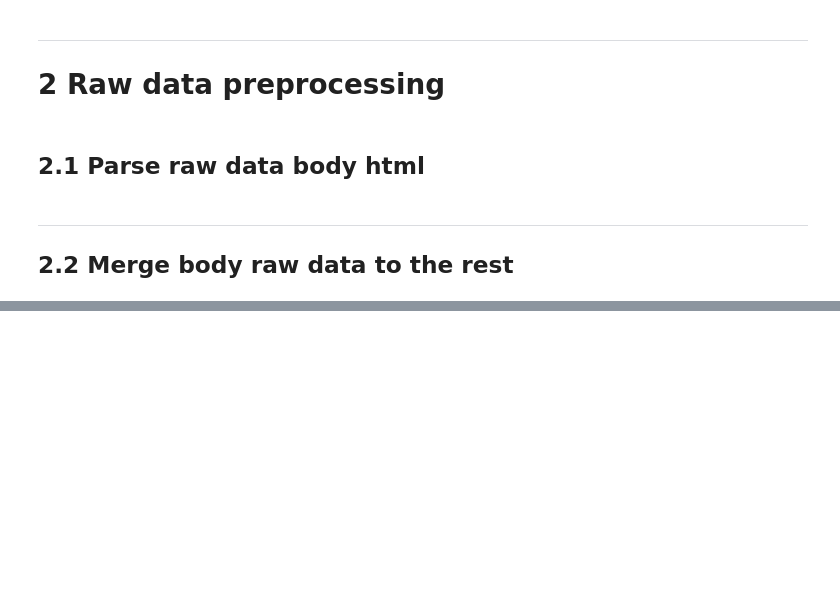
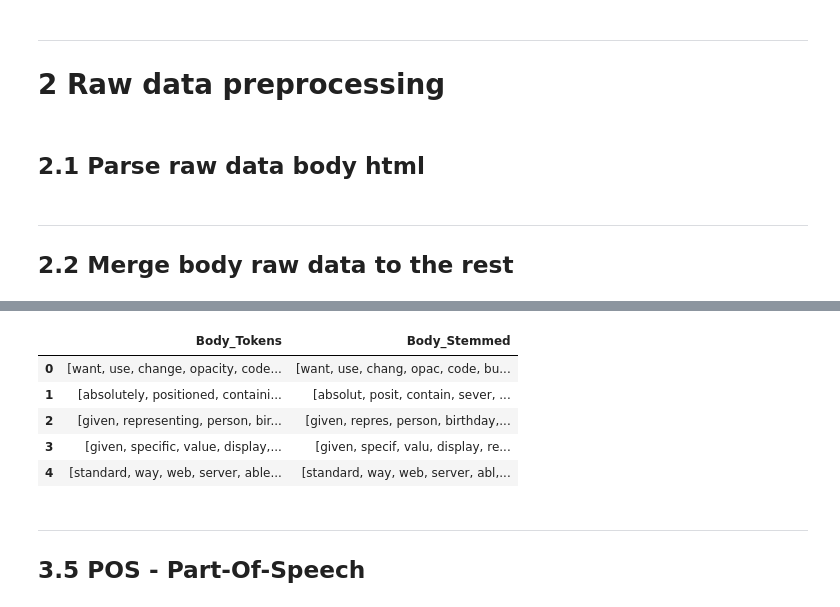
Before and after one commit to curiousmindflow/oc-ml-p5, a Jupyter notebook: preparation.ipynb, the cells around one changed output, grey strips where cells are left out. Saved outputs shown, nothing was run; the diff lists cells and outputs as text; code cells hidden in the pictures; blank space fills up the shorter version.

```diff
--- a/preparation.ipynb
+++ b/preparation.ipynb
@@ -73,0 +246,15 @@ raw_data.head(100)
+# %%
+display = None
+if config["processing"]:
+    display = data[["Body_Tokens", "Body_Stemmed"]].head()
+display
+# %% [output]
+|  | Body_Tokens | Body_Stemmed |
+| 0 | [want, use, change, opacity, code... | [want, use, chang, opac, code, bu... |
+| 1 | [absolutely, positioned, containi... | [absolut, posit, contain, sever, ... |
+| 2 | [given, representing, person, bir... | [given, repres, person, birthday,... |
+| 3 | [given, specific, value, display,... | [given, specif, valu, display, re... |
+| 4 | [standard, way, web, server, able... | [standard, way, web, server, abl,... |
+# %% [markdown]
+***
+## 3.5 POS - Part-Of-Speech
```
Also changed, not shown: parts of 50 cells of this notebook, 1 other file.
